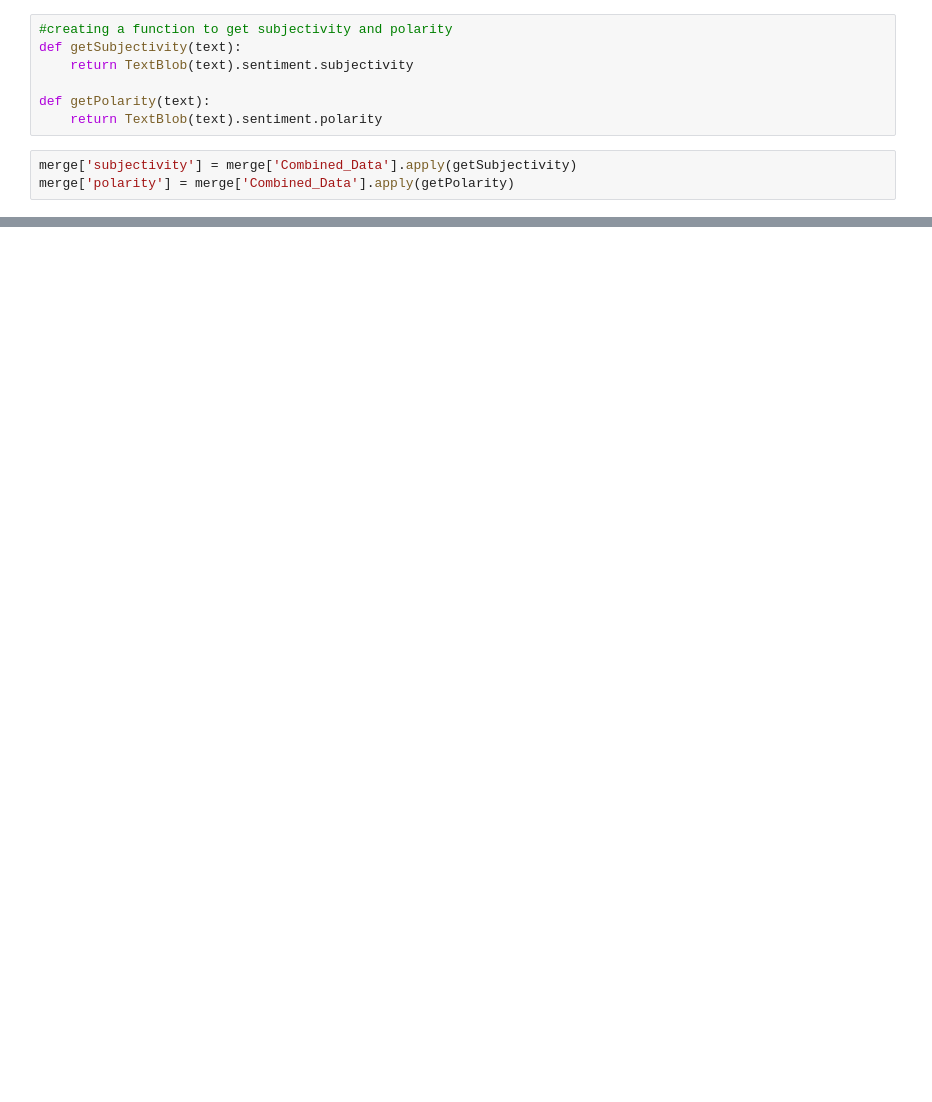
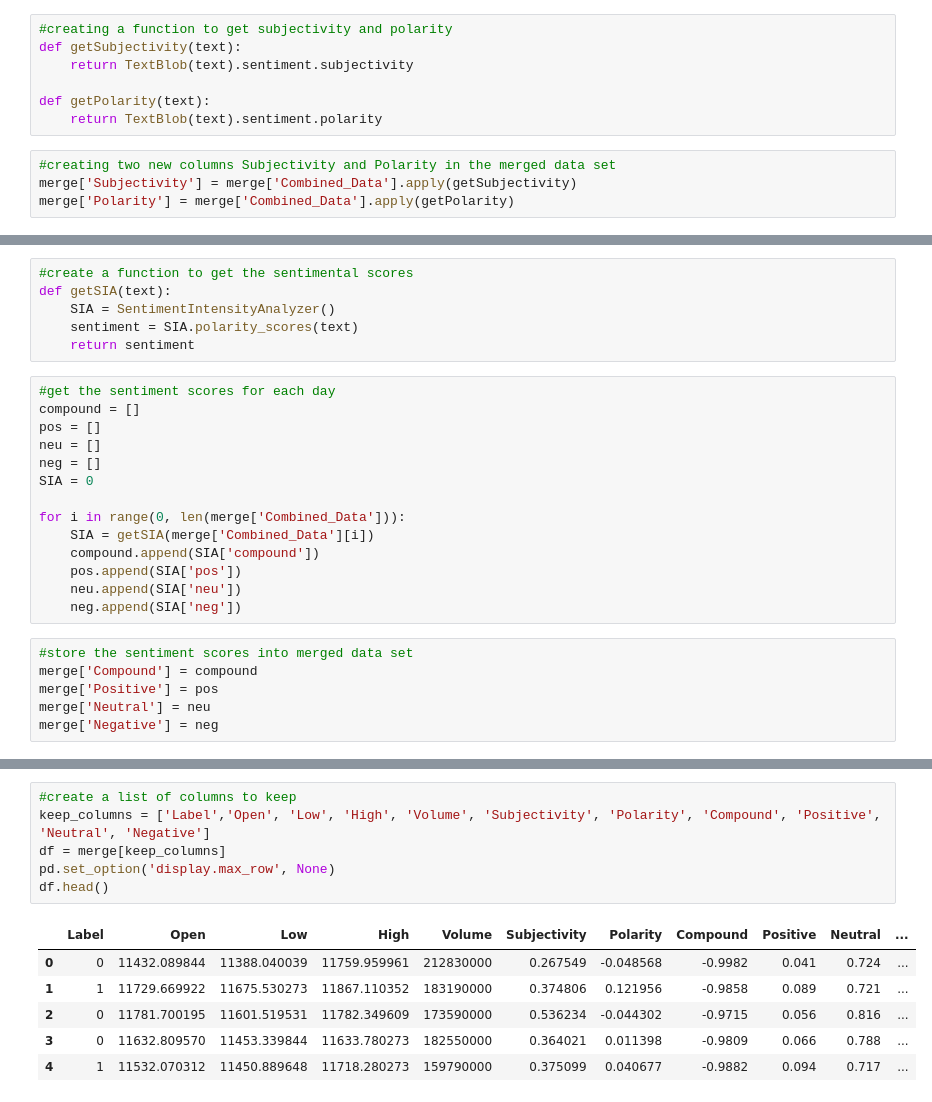
Before and after one commit to Curlybracketi/Daily-News-for-Stock-Market-Prediction, a Jupyter notebook: Daily News for Stock Market Prediction.ipynb, the cells around one changed output, grey strips where cells are left out. Cells and saved outputs as stored; diff of their text form; blank space fills up the shorter version.

```diff
--- a/Daily News for Stock Market Prediction.ipynb
+++ b/Daily News for Stock Market Prediction.ipynb
@@ -75,5 +59,6 @@ def getSubjectivity(text):
 def getPolarity(text):
     return TextBlob(text).sentiment.polarity
 # %%
-merge['subjectivity'] = merge['Combined_Data'].apply(getSubjectivity)
-merge['polarity'] = merge['Combined_Data'].apply(getPolarity)
+#creating two new columns Subjectivity and Polarity in the merged data set
+merge['Subjectivity'] = merge['Combined_Data'].apply(getSubjectivity)
+merge['Polarity'] = merge['Combined_Data'].apply(getPolarity)
@@ -79,0 +76,26 @@ merge['polarity'] = merge['Combined_Data'].apply(getPolarity)
+# %%
+#create a function to get the sentimental scores
+def getSIA(text):
+    SIA = SentimentIntensityAnalyzer()
+    sentiment = SIA.polarity_scores(text)
+    return sentiment
+# %%
+#get the sentiment scores for each day
+compound = []
+pos = []
+neu = []
+neg = []
+SIA = 0
+
+for i in range(0, len(merge['Combined_Data'])):
+    SIA = getSIA(merge['Combined_Data'][i])
+    compound.append(SIA['compound'])
+    pos.append(SIA['pos'])
+    neu.append(SIA['neu'])
+    neg.append(SIA['neg'])
+# %%
+#store the sentiment scores into merged data set
+merge['Compound'] = compound
+merge['Positive'] = pos
+merge['Neutral'] = neu
+merge['Negative'] = neg
@@ -79,0 +113,13 @@ merge['polarity'] = merge['Combined_Data'].apply(getPolarity)
+# %%
+#create a list of columns to keep
+keep_columns = ['Label','Open', 'Low', 'High', 'Volume', 'Subjectivity', 'Polarity', 'Compound', 'Positive', 'Neutral', 'Negative']
+df = merge[keep_columns]
+pd.set_option('display.max_row', None)
+df.head()
+# %% [output]
+|  | Label | Open | Low | High | Volume | Subjectivity | Polarity | Compound | Positive | Neutral | ... |
+| 0 | 0 | 11432.089844 | 11388.040039 | 11759.959961 | 212830000 | 0.267549 | -0.048568 | -0.9982 | 0.041 | 0.724 | ... |
+| 1 | 1 | 11729.669922 | 11675.530273 | 11867.110352 | 183190000 | 0.374806 | 0.121956 | -0.9858 | 0.089 | 0.721 | ... |
+| 2 | 0 | 11781.700195 | 11601.519531 | 11782.349609 | 173590000 | 0.536234 | -0.044302 | -0.9715 | 0.056 | 0.816 | ... |
+| 3 | 0 | 11632.809570 | 11453.339844 | 11633.780273 | 182550000 | 0.364021 | 0.011398 | -0.9809 | 0.066 | 0.788 | ... |
+| 4 | 1 | 11532.070312 | 11450.889648 | 11718.280273 | 159790000 | 0.375099 | 0.040677 | -0.9882 | 0.094 | 0.717 | ... |
```
Also changed, not shown: parts of 3 cells of this notebook.
